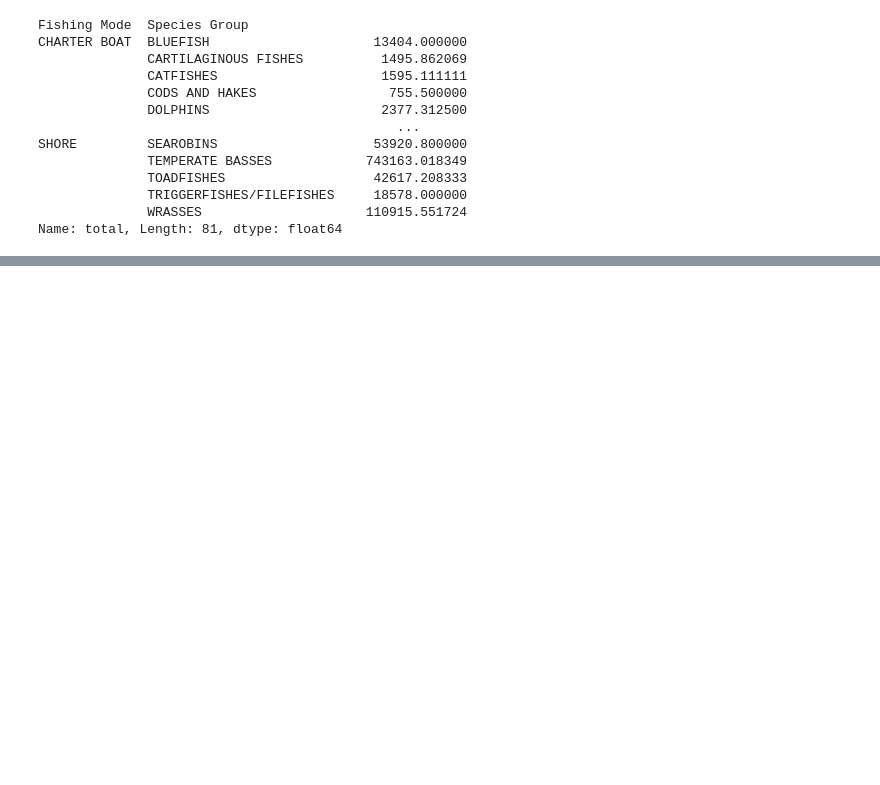
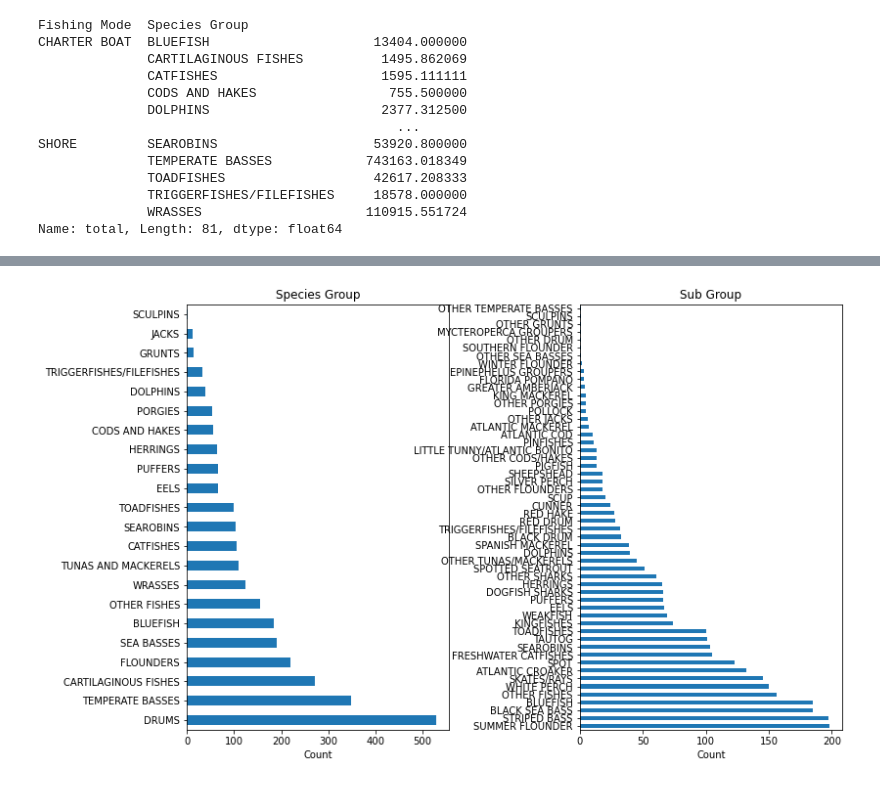
Before and after one commit to rjaynes/FishingModel, a Jupyter notebook: Fishing_Data_Wrangling.ipynb, the cells around one changed output, grey strips where cells are left out. Saved outputs shown, nothing was run; the diff lists cells and outputs as text; code cells hidden in the pictures; blank space fills up the shorter version.

```diff
--- a/Fishing_Data_Wrangling.ipynb
+++ b/Fishing_Data_Wrangling.ipynb
@@ -172,0 +234,2 @@ import matplotlib as plt
+# %%
+df.rename(columns={"Species Group": "SpecGroup", "Sub Group": "SubGroup"}, inplace=True)
@@ -172,0 +283,18 @@ import matplotlib as plt
+# %%
+fig, ax = plt.subplots(1, 2, figsize=(12, 8))
+#Specify a horizontal barplot ('barh') as kind of plot (kind=)
+df.SpecGroup.value_counts().plot(kind='barh', ax=ax[0])
+#Give the plot a helpful title of 'Region'
+ax[0].set_title('Species Group')
+#Label the xaxis 'Count'
+ax[0].set_xlabel('Count')
+#Specify a horizontal barplot ('barh') as kind of plot (kind=)
+df.SubGroup.value_counts().plot(kind='barh', ax=ax[1])
+#Give the plot a helpful title of 'state'
+ax[1].set_title('Sub Group')
+#Label the xaxis 'Count'
+ax[1].set_xlabel('Count')
+#Give the subplots a little "breathing room" with a wspace of 0.5
+plt.subplots_adjust(wspace=0.5);
+# %% [output]
+[figure, added]
```
Also changed, not shown: parts of 13 cells of this notebook.
